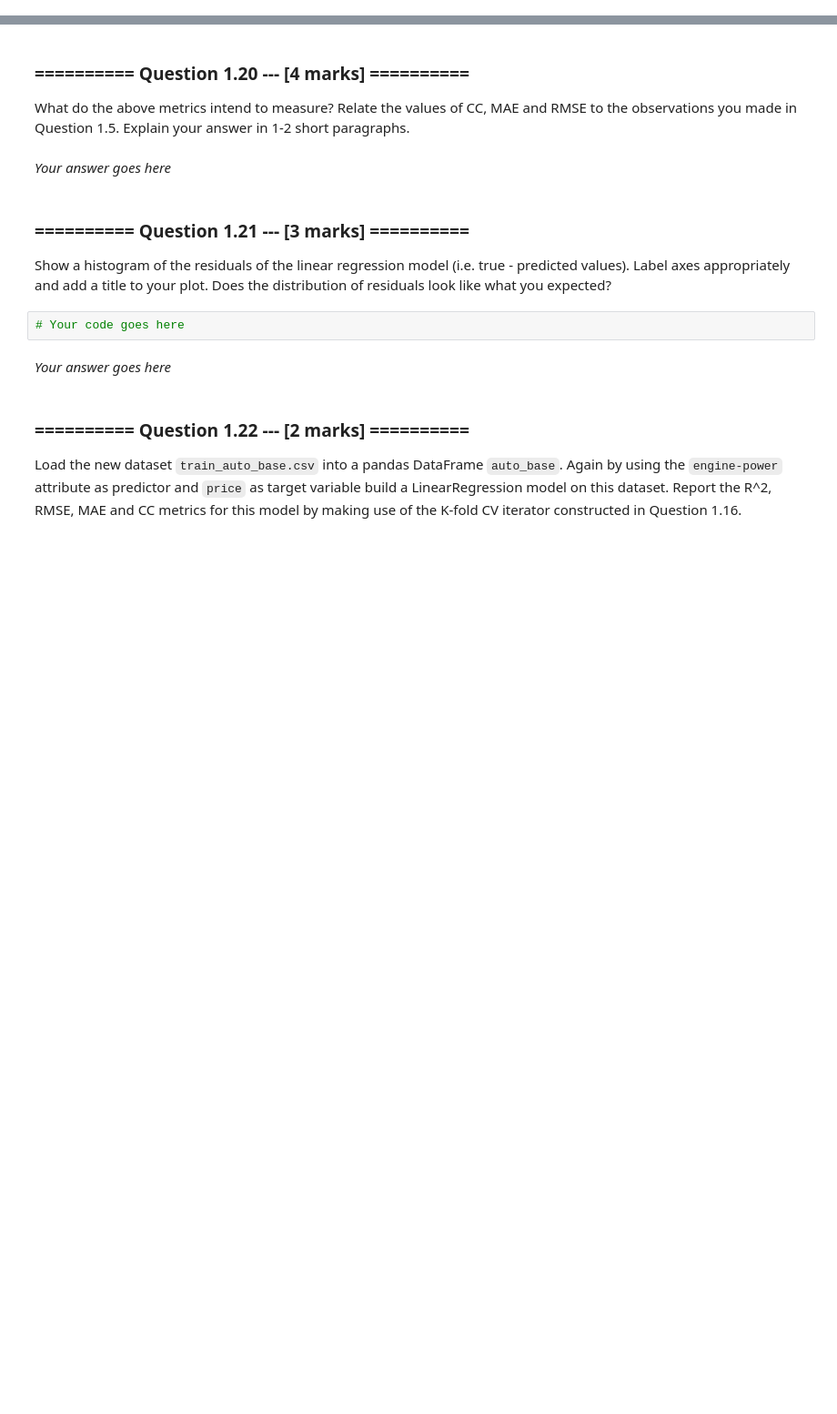
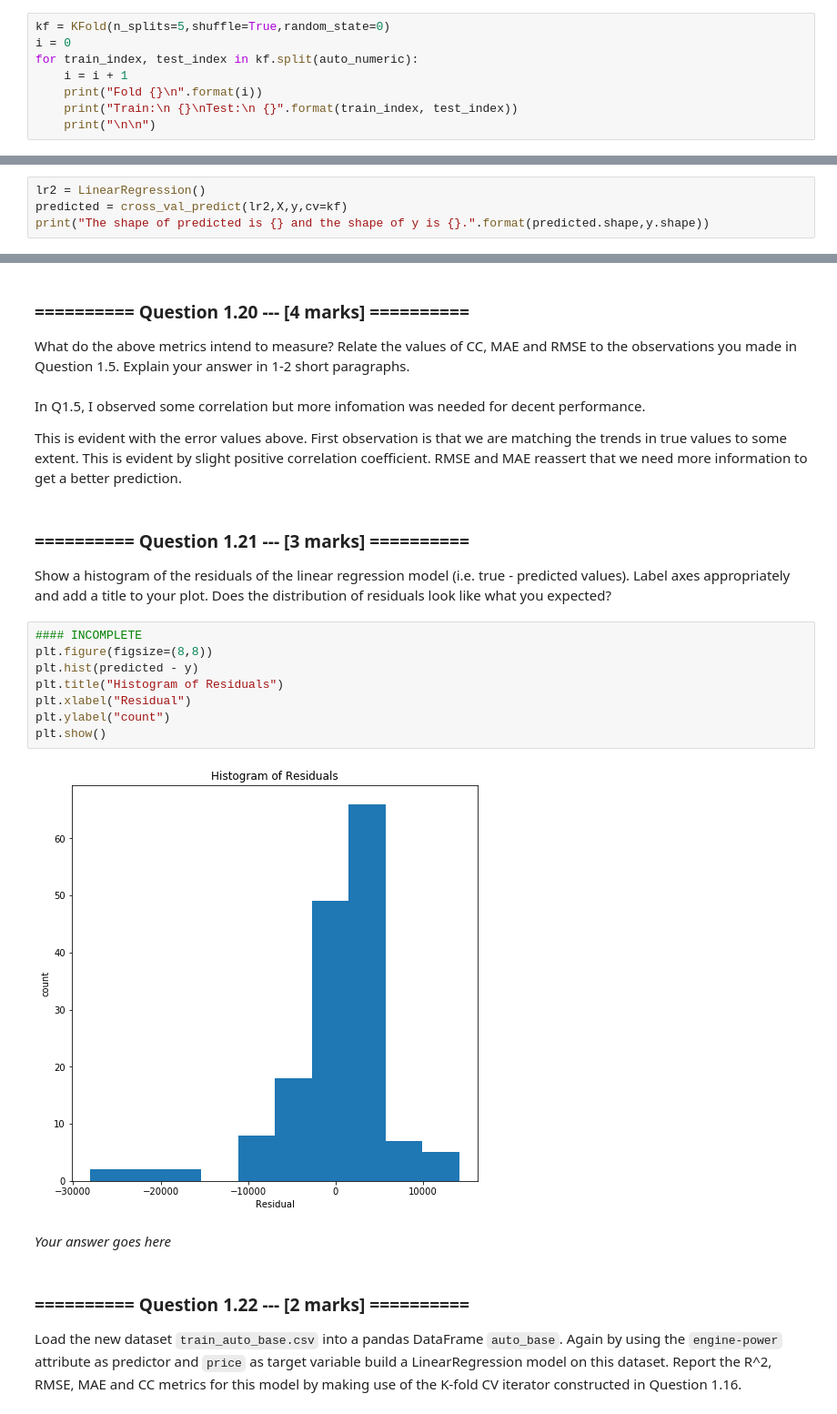
Before and after one commit to anirudhgangwal/IAML, a Jupyter notebook: 05_Assignment_2.ipynb, the cells around one changed output, grey strips where cells are left out. Shown at 91% size. Saved outputs shown, nothing was run; the diff lists cells and outputs as text; blank space fills up the shorter version.

```diff
--- a/05_Assignment_2.ipynb
+++ b/05_Assignment_2.ipynb
@@ -255,0 +254,8 @@ Now we want to use k-fold cross-validation to evaluate the performance of the re
+# %%
+kf = KFold(n_splits=5,shuffle=True,random_state=0)
+i = 0
+for train_index, test_index in kf.split(auto_numeric):
+    i = i + 1
+    print("Fold {}\n".format(i))
+    print("Train:\n {}\nTest:\n {}".format(train_index, test_index))
+    print("\n\n")
@@ -265,0 +300,4 @@ Now initialise a new `LinearRegression` model and fit it by making use of the cr
+# %%
+lr2 = LinearRegression()
+predicted = cross_val_predict(lr2,X,y,cv=kf)
+print("The shape of predicted is {} and the shape of y is {}.".format(predicted.shape,y.shape))
@@ -271,13 +316,23 @@ Report the Coefficient of Determination (R^2), Root Mean Squared Error (RMSE), M
 # %% [markdown]
 ### ========== Question 1.20 --- [4 marks] ==========
 What do the above metrics intend to measure? Relate the values of CC, MAE and RMSE to the observations you made in Question 1.5. Explain your answer in 1-2 short paragraphs.
-# %% [markdown]
-*Your answer goes here*
+# %% [markdown]
+In Q1.5, I observed some correlation but more infomation was needed for decent performance.
+
+This is evident with the error values above. First observation is that we are matching the trends in true values to some extent. This is evident by slight positive correlation coefficient. RMSE and MAE reassert that we need more information to get a better prediction.
 # %% [markdown]
 ### ========== Question 1.21 --- [3 marks] ==========
 Show a histogram of the residuals of the linear regression model (i.e. true - predicted values). Label axes appropriately and add a title to your plot. Does the distribution of residuals look like what you expected?
-# %%
-# Your code goes here
+# %%
+#### INCOMPLETE
+plt.figure(figsize=(8,8))
+plt.hist(predicted - y)
+plt.title("Histogram of Residuals")
+plt.xlabel("Residual")
+plt.ylabel("count")
+plt.show()
+# %% [output]
+[figure, added]
 # %% [markdown]
 *Your answer goes here*
 # %% [markdown]
```
Also changed, not shown: parts of 9 cells of this notebook.
